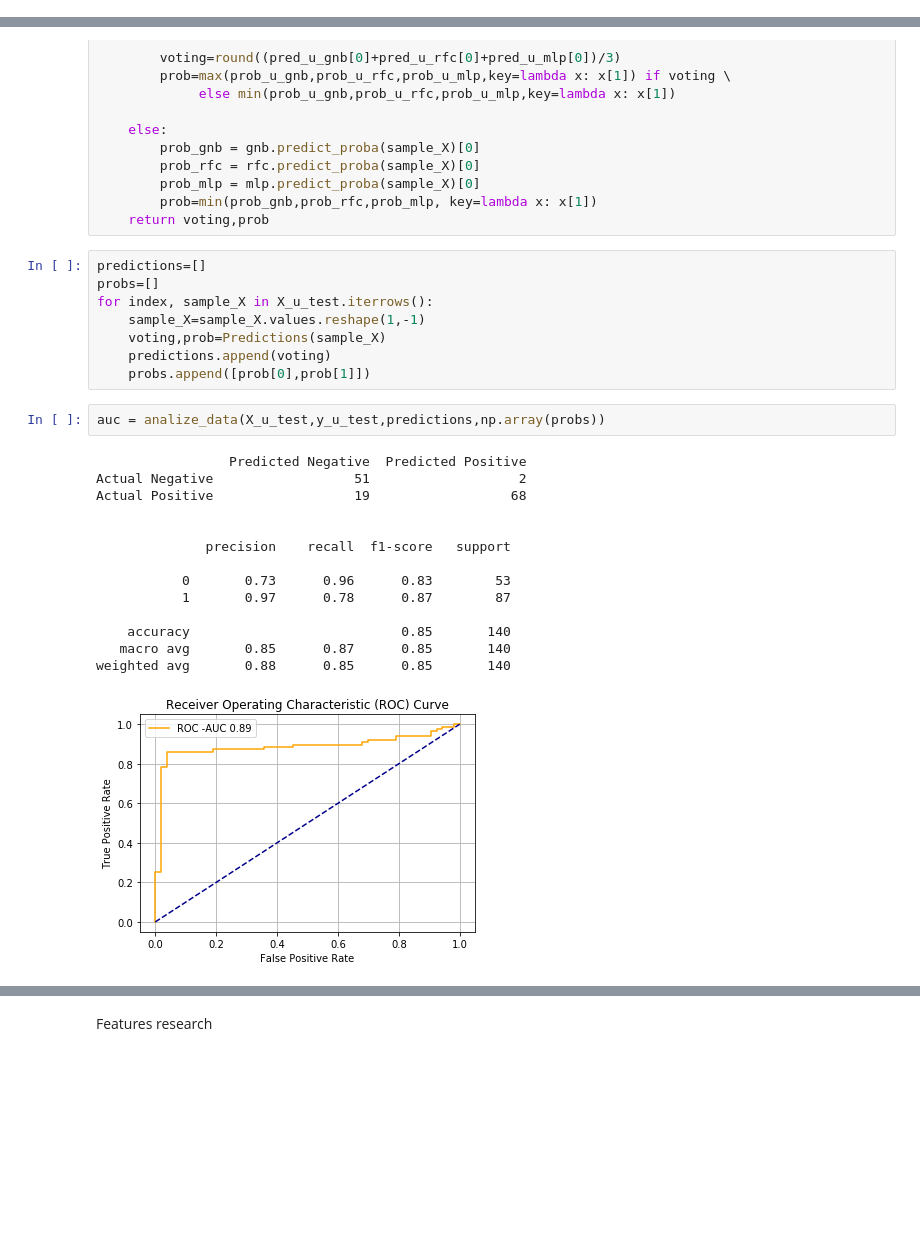
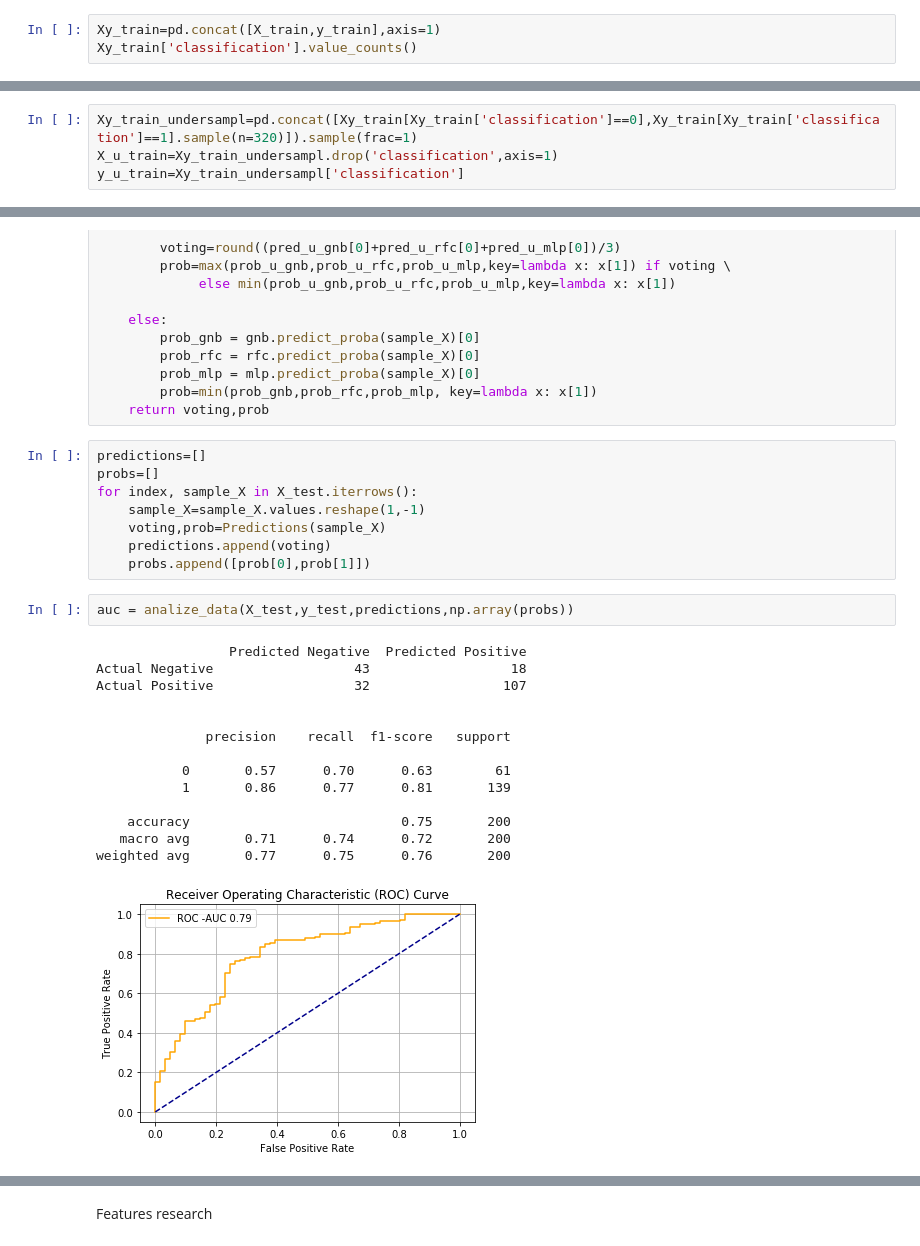
Before and after one commit to Bartloc/ml-german-credit, a Jupyter notebook: German-Credit-Data-ML-mixed.ipynb, the cells around one changed output, grey strips where cells are left out. Cells and saved outputs as stored; diff of their text form; blank space fills up the shorter version.

Commit message:
Bug Fix to HYBRID and undersampled systems

```diff
--- a/German-Credit-Data-ML-mixed.ipynb
+++ b/German-Credit-Data-ML-mixed.ipynb
@@ -170,0 +171,3 @@ X_u_train, X_u_test, y_u_train, y_u_test = train_test_split(X_u,y_u,test_size=0.
+# %%
+Xy_train=pd.concat([X_train,y_train],axis=1)
+Xy_train['classification'].value_counts()
@@ -171,3 +178,7 @@ X_u_train, X_u_test, y_u_train, y_u_test = train_test_split(X_u,y_u,test_size=0.
+# %%
+Xy_train_undersampl=pd.concat([Xy_train[Xy_train['classification']==0],Xy_train[Xy_train['classification']==1].sample(n=320)]).sample(frac=1)
+X_u_train=Xy_train_undersampl.drop('classification',axis=1)
+y_u_train=Xy_train_undersampl['classification']
 # %%
 y_test.value_counts()
 # %% [output]
@@ -450,26 +441,26 @@ def Predictions(sample_X):
 # %%
 predictions=[]
 probs=[]
-for index, sample_X in X_u_test.iterrows():
+for index, sample_X in X_test.iterrows():
     sample_X=sample_X.values.reshape(1,-1)
     voting,prob=Predictions(sample_X)
     predictions.append(voting)
     probs.append([prob[0],prob[1]])
 # %%
-auc = analize_data(X_u_test,y_u_test,predictions,np.array(probs))
+auc = analize_data(X_test,y_test,predictions,np.array(probs))
 # %% [output]
                  Predicted Negative  Predicted Positive
-Actual Negative                  51                   2
-Actual Positive                  19                  68
+Actual Negative                  43                  18
+Actual Positive                  32                 107
 
 
               precision    recall  f1-score   support
 
-           0       0.73      0.96      0.83        53
-           1       0.97      0.78      0.87        87
+           0       0.57      0.70      0.63        61
+           1       0.86      0.77      0.81       139
 
-    accuracy                           0.85       140
-   macro avg       0.85      0.87      0.85       140
-weighted avg       0.88      0.85      0.85       140
+    accuracy                           0.75       200
+   macro avg       0.71      0.74      0.72       200
+weighted avg       0.77      0.75      0.76       200
-[figure, old version]
+[figure, new version]
 # %%
```
Also changed, not shown: parts of 17 cells of this notebook.
